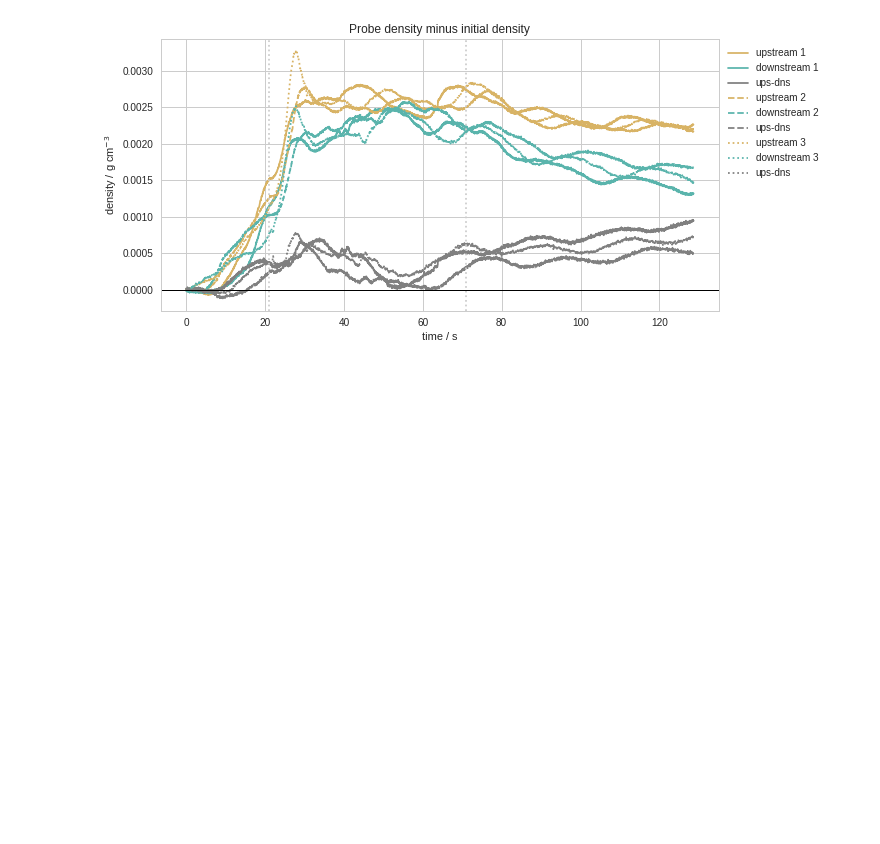
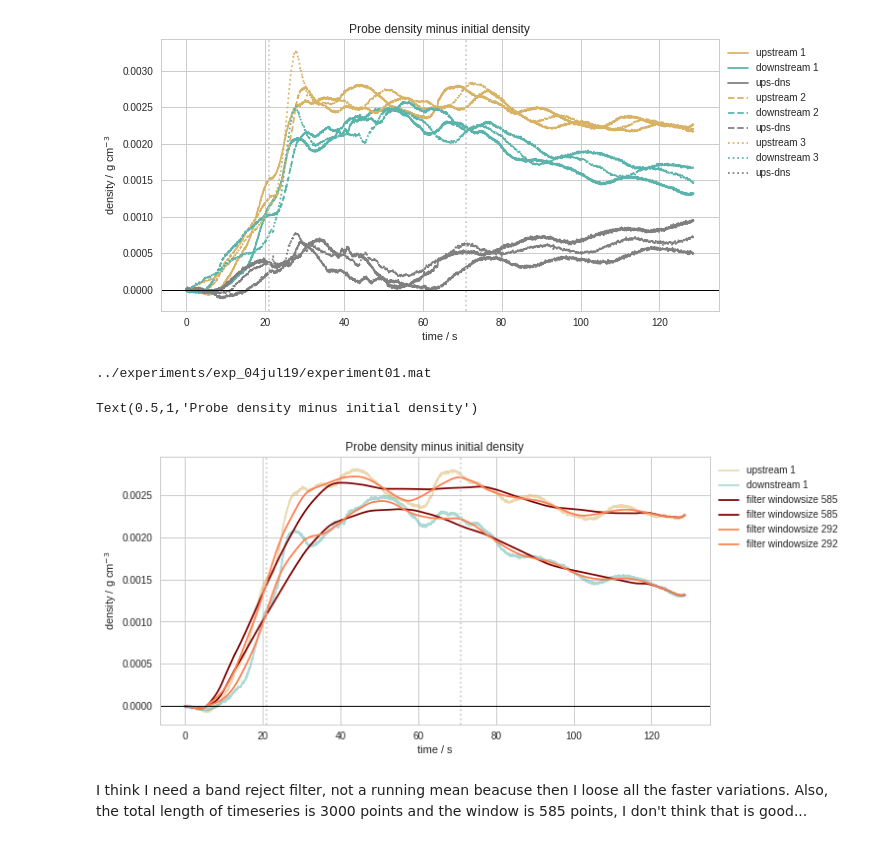
Before and after one commit to UBC-MOAD/MultipleCanyons, a Jupyter notebook: lab/Conduino/notebooks/exp_04Jul19.ipynb, the cells around one changed output. Drawn from its saved outputs; the diff is of its cells as text; code cells hidden in the pictures; blank space fills up the shorter version.

Commit message:
filtered timeseries in exp 04jul19 using running mean

```diff
--- a/lab/Conduino/notebooks/exp_04Jul19.ipynb
+++ b/lab/Conduino/notebooks/exp_04Jul19.ipynb
@@ -320,0 +354,58 @@ Text(0.5,1,'Probe density minus initial density')
+# %%
+fig, (ax0) = plt.subplots(1,1, figsize=(10,5), sharey=True)
+
+labels = [['upstream 1','downstream 1'],['upstream 2', 'downstream 2'],['upstream 3', 'downstream 3']]
+colors = ['#d8b365','#5ab4ac']
+linestyles = ['-', '--',':']
+files = ['../experiments/exp_04jul19/experiment01.mat',
+         #'../experiments/exp_04jul19/experiment02.mat',
+         #'../experiments/exp_04jul19/experiment03.mat'
+        ]
+
+for filepath, lab, sty in zip(files, labels, linestyles):
+    print(filepath)
+    mat = sio.loadmat(filepath, squeeze_me=True)
+    P1 = mat['ch1']
+    P2 = mat['ch2']
+    time = mat['time']
+    dt = mat['dt']
+    density_ups = ptools.densANK1_06Jul19(P1)
+    density_dns = ptools.densANK2_06Jul19(P2)
+
+    # window size
+    inertial_period = 12.56
+    win = int(inertial_period/dt)
+    win2 = int((inertial_period*2)/dt)
+
+    filt_ups = filter_timeseries(density_ups-density_ups[0],winlen=win)
+    filt_dns = filter_timeseries(density_dns-density_dns[0],winlen=win)
+    filt2_ups = filter_timeseries(density_ups-density_ups[0],winlen=win2)
+    filt2_dns = filter_timeseries(density_dns-density_dns[0],winlen=win2)
+
+    ax0.plot(time,density_ups-density_ups[0],'-',
+             label=lab[0], color=colors[0], linestyle=sty, alpha=0.5)
+    ax0.plot(time,density_dns-density_dns[0],'-',
+             label=lab[1], color=colors[1], linestyle=sty, alpha=0.5)
+
+    ax0.plot(time,filt2_ups,'-',
+             label=('filter windowsize %d' %win2), color='maroon', linestyle=sty)
+    ax0.plot(time,filt2_dns,'-',
+             label=('filter windowsize %d' %win2), color='maroon', linestyle=sty)
+
+    ax0.plot(time,filt_ups,'-',
+             label=('filter windowsize %d' %win), color='coral', linestyle=sty)
+    ax0.plot(time,filt_dns,'-',
+             label=('filter windowsize %d' %win), color='coral', linestyle=sty)
+
+plot_uprofile(ax0)
+ax0.axhline(0,color='k', linewidth=1)
+ax0.legend(bbox_to_anchor=(1,1))
+ax0.set_ylabel('density / g cm$^{-3}$')
+ax0.set_xlabel('time / s')
+ax0.set_title('Probe density minus initial density')
+# %% [output]
+../experiments/exp_04jul19/experiment01.mat
+Text(0.5,1,'Probe density minus initial density')
+[figure, added]
+# %% [markdown]
+I think I need a band reject filter, not a running mean beacuse then I loose all the faster variations. Also, the total length of timeseries is 3000 points and the window is 585 points, I don't think that is good...
```
Also changed, not shown: parts of 1 cell of this notebook.
